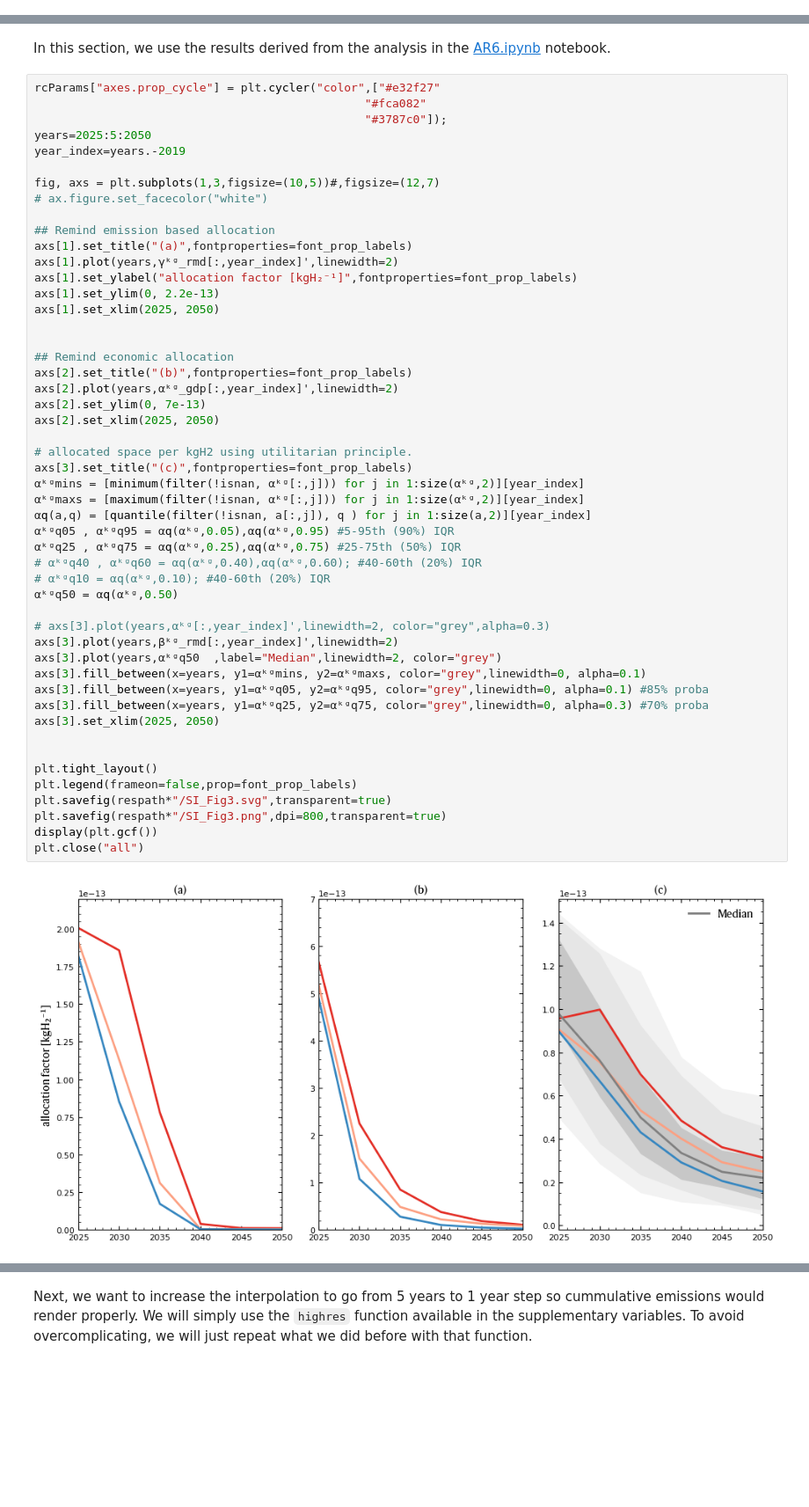
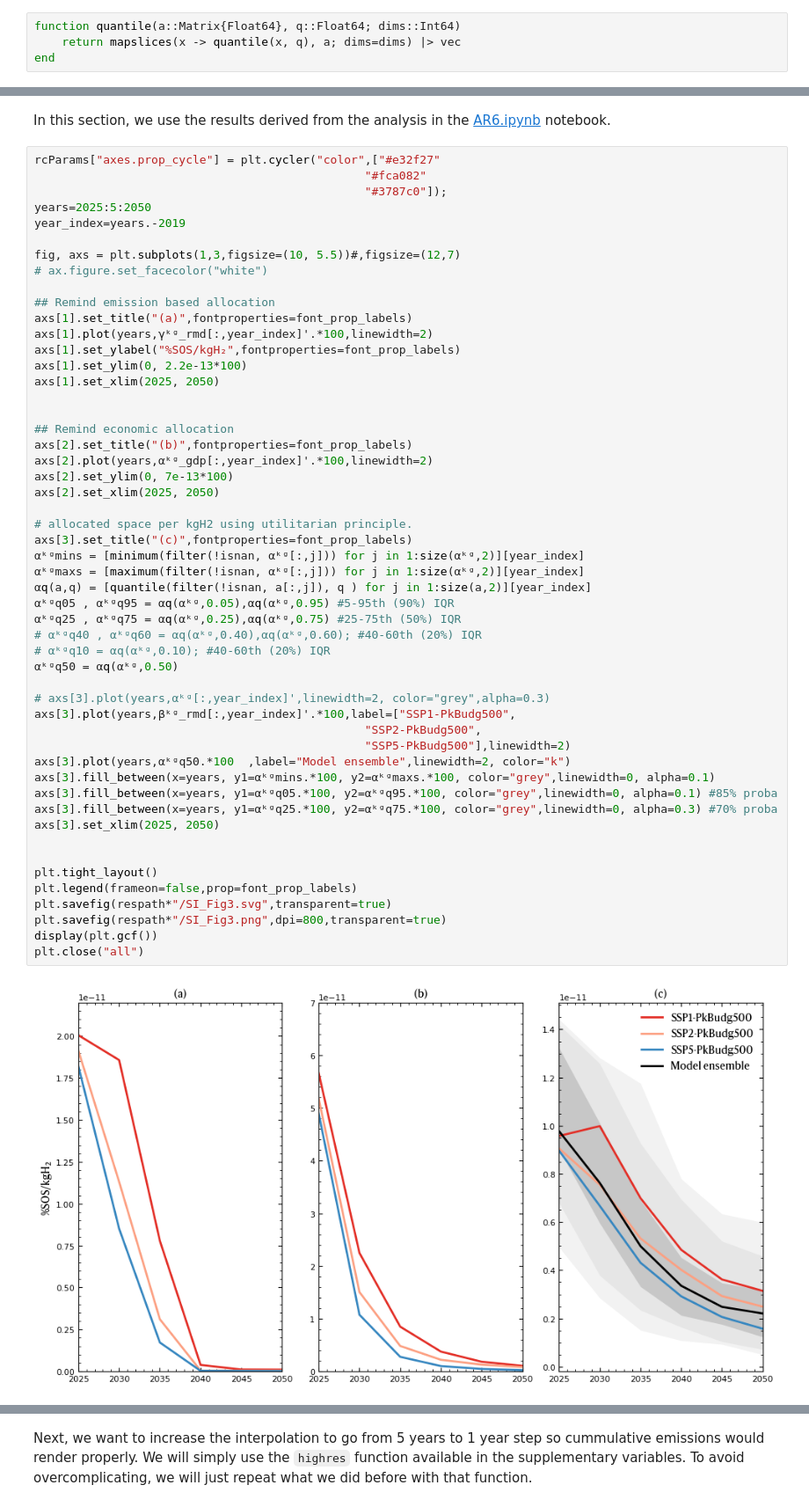
Before and after one commit to Michael-ljn/pathways-H2-prod-within-PBs, a Jupyter notebook: code/2_02_allocated_space.ipynb, the cells around one changed output, grey strips where cells are left out. Shown at 88% size. Drawn from its saved outputs; the diff is of its cells as text; blank space fills up the shorter version.

```diff
--- a/code/2_02_allocated_space.ipynb
+++ b/code/2_02_allocated_space.ipynb
@@ -30,2 +32,6 @@ using JLD2
 include("Utils/2_02_utils.jl");
 xr = pyimport("xarray");
+# %%
+function quantile(a::Matrix{Float64}, q::Float64; dims::Int64)
+    return mapslices(x -> quantile(x, q), a; dims=dims) |> vec
+end
@@ -222,49 +215,51 @@ rcParams["axes.prop_cycle"] = plt.cycler("color",["#e32f27"
 years=2025:5:2050
 year_index=years.-2019
 
-fig, axs = plt.subplots(1,3,figsize=(10,5))#,figsize=(12,7)
+fig, axs = plt.subplots(1,3,figsize=(10, 5.5))#,figsize=(12,7)
 # ax.figure.set_facecolor("white")
 
 ## Remind emission based allocation
 axs[1].set_title("(a)",fontproperties=font_prop_labels)
-axs[1].plot(years,γᵏᵍ_rmd[:,year_index]',linewidth=2)
-axs[1].set_ylabel("allocation factor [kgH₂⁻¹]",fontproperties=font_prop_labels)
-axs[1].set_ylim(0, 2.2e-13)
+axs[1].plot(years,γᵏᵍ_rmd[:,year_index]'.*100,linewidth=2)
+axs[1].set_ylabel("%SOS/kgH₂",fontproperties=font_prop_labels)
+axs[1].set_ylim(0, 2.2e-13*100)
 axs[1].set_xlim(2025, 2050)
 
 
 ## Remind economic allocation
 axs[2].set_title("(b)",fontproperties=font_prop_labels)
-axs[2].plot(years,αᵏᵍ_gdp[:,year_index]',linewidth=2)
-axs[2].set_ylim(0, 7e-13)
+axs[2].plot(years,αᵏᵍ_gdp[:,year_index]'.*100,linewidth=2)
+axs[2].set_ylim(0, 7e-13*100)
 axs[2].set_xlim(2025, 2050)
 
 # allocated space per kgH2 using utilitarian principle.
 axs[3].set_title("(c)",fontproperties=font_prop_labels)
 αᵏᵍmins = [minimum(filter(!isnan, αᵏᵍ[:,j])) for j in 1:size(αᵏᵍ,2)][year_index]
 αᵏᵍmaxs = [maximum(filter(!isnan, αᵏᵍ[:,j])) for j in 1:size(αᵏᵍ,2)][year_index]
 αq(a,q) = [quantile(filter(!isnan, a[:,j]), q ) for j in 1:size(a,2)][year_index]
 αᵏᵍq05 , αᵏᵍq95 = αq(αᵏᵍ,0.05),αq(αᵏᵍ,0.95) #5-95th (90%) IQR
 αᵏᵍq25 , αᵏᵍq75 = αq(αᵏᵍ,0.25),αq(αᵏᵍ,0.75) #25-75th (50%) IQR
 # αᵏᵍq40 , αᵏᵍq60 = αq(αᵏᵍ,0.40),αq(αᵏᵍ,0.60); #40-60th (20%) IQR
 # αᵏᵍq10 = αq(αᵏᵍ,0.10); #40-60th (20%) IQR
 αᵏᵍq50 = αq(αᵏᵍ,0.50)
 
 # axs[3].plot(years,αᵏᵍ[:,year_index]',linewidth=2, color="grey",alpha=0.3)
-axs[3].plot(years,βᵏᵍ_rmd[:,year_index]',linewidth=2)
-axs[3].plot(years,αᵏᵍq50  ,label="Median",linewidth=2, color="grey")
-axs[3].fill_between(x=years, y1=αᵏᵍmins, y2=αᵏᵍmaxs, color="grey",linewidth=0, alpha=0.1)
-axs[3].fill_between(x=years, y1=αᵏᵍq05, y2=αᵏᵍq95, color="grey",linewidth=0, alpha=0.1) #85% proba
-axs[3].fill_between(x=years, y1=αᵏᵍq25, y2=αᵏᵍq75, color="grey",linewidth=0, alpha=0.3) #70% proba
+axs[3].plot(years,βᵏᵍ_rmd[:,year_index]'.*100,label=["SSP1-PkBudg500",
+                                                "SSP2-PkBudg500",
+                                                "SSP5-PkBudg500"],linewidth=2)
+axs[3].plot(years,αᵏᵍq50.*100  ,label="Model ensemble",linewidth=2, color="k")
+axs[3].fill_between(x=years, y1=αᵏᵍmins.*100, y2=αᵏᵍmaxs.*100, color="grey",linewidth=0, alpha=0.1)
+axs[3].fill_between(x=years, y1=αᵏᵍq05.*100, y2=αᵏᵍq95.*100, color="grey",linewidth=0, alpha=0.1) #85% proba
+axs[3].fill_between(x=years, y1=αᵏᵍq25.*100, y2=αᵏᵍq75.*100, color="grey",linewidth=0, alpha=0.3) #70% proba
 axs[3].set_xlim(2025, 2050)
 
 
 plt.tight_layout()
 plt.legend(frameon=false,prop=font_prop_labels)
 plt.savefig(respath*"/SI_Fig3.svg",transparent=true)
 plt.savefig(respath*"/SI_Fig3.png",dpi=800,transparent=true)
 display(plt.gcf())
 plt.close("all")
 # %% [output]
-[figure, old version]
+[figure, new version]
 # %% [markdown]
```
Also changed, not shown: parts of 43 cells of this notebook, 22 other files.
